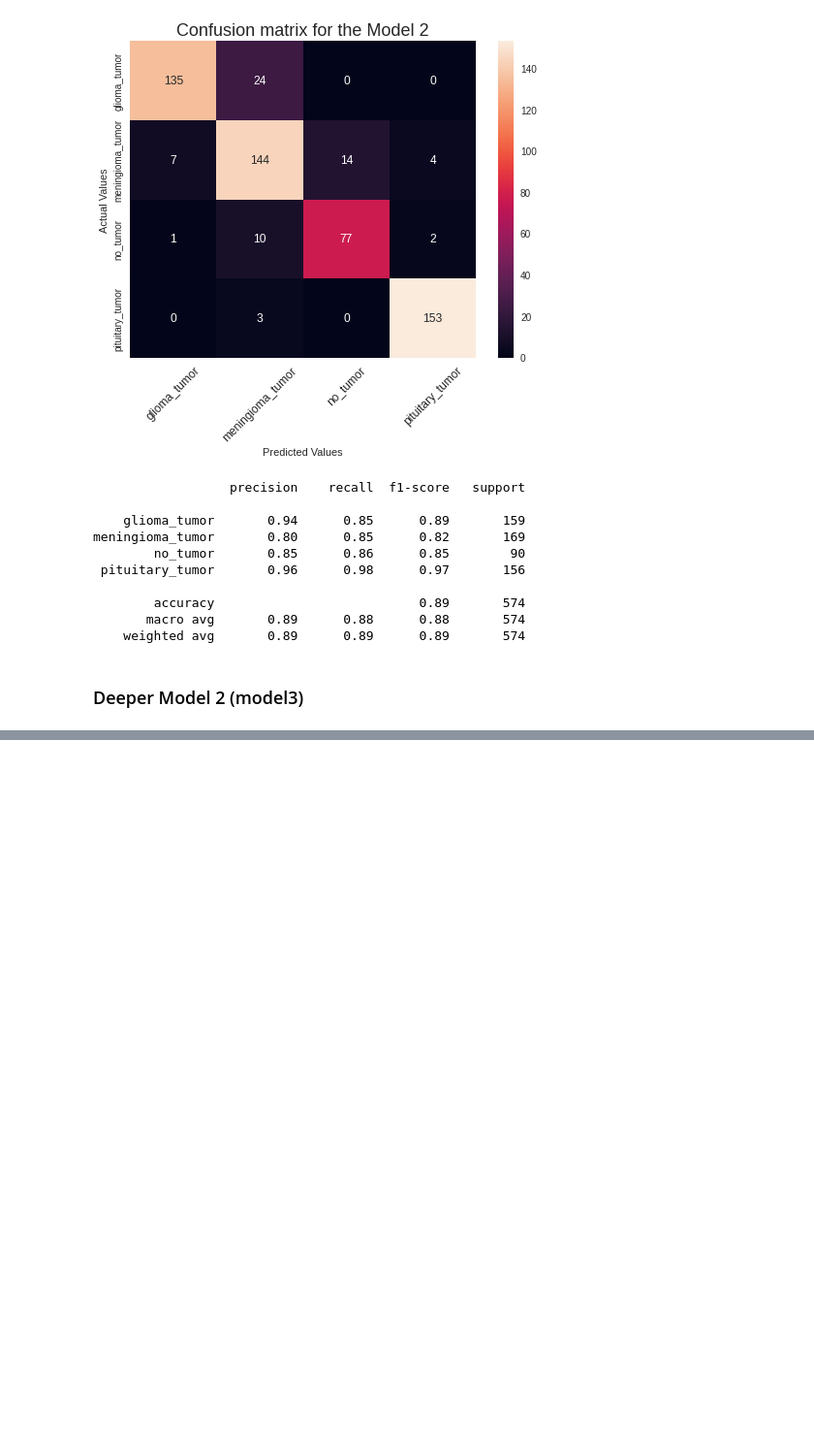
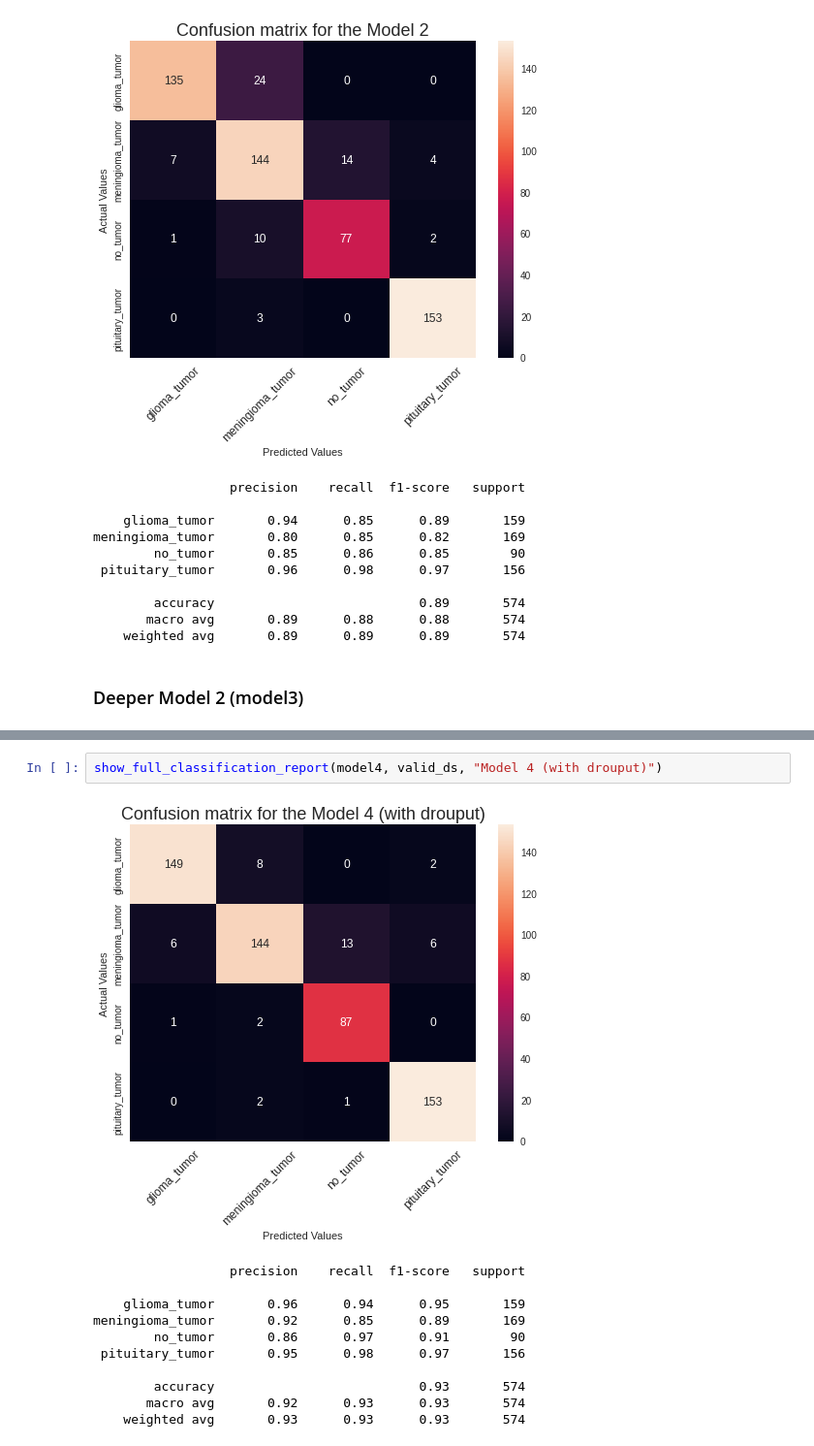
Before and after one commit to bori00/BrainTumorClassification, a Jupyter notebook: BrainTumorClassification.ipynb, the cells around one changed output, grey strips where cells are left out. Shown at 97% size. Cells and saved outputs as stored; diff of their text form; blank space fills up the shorter version.

```diff
--- a/BrainTumorClassification.ipynb
+++ b/BrainTumorClassification.ipynb
@@ -574,0 +655,14 @@ meningioma_tumor       0.86      0.85      0.86       169
+# %%
+show_full_classification_report(model4, valid_ds, "Model 4 (with drouput)")
+# %% [output]
+[figure, added]
+                  precision    recall  f1-score   support
+
+    glioma_tumor       0.96      0.94      0.95       159
+meningioma_tumor       0.92      0.85      0.89       169
+        no_tumor       0.86      0.97      0.91        90
+ pituitary_tumor       0.95      0.98      0.97       156
+
+        accuracy                           0.93       574
+       macro avg       0.92      0.93      0.93       574
+    weighted avg       0.93      0.93      0.93       574
```
Also changed, not shown: parts of 8 cells of this notebook.
